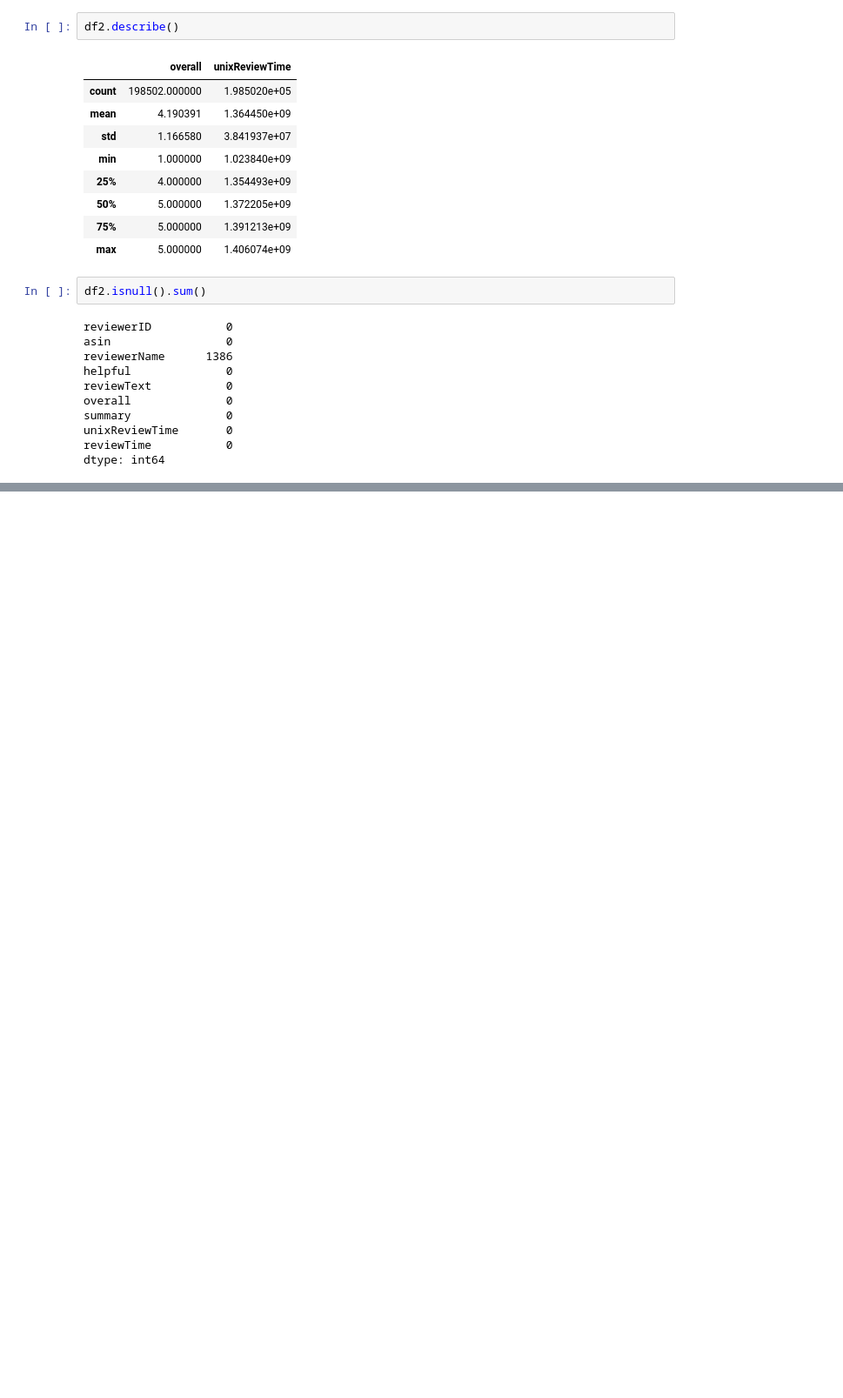
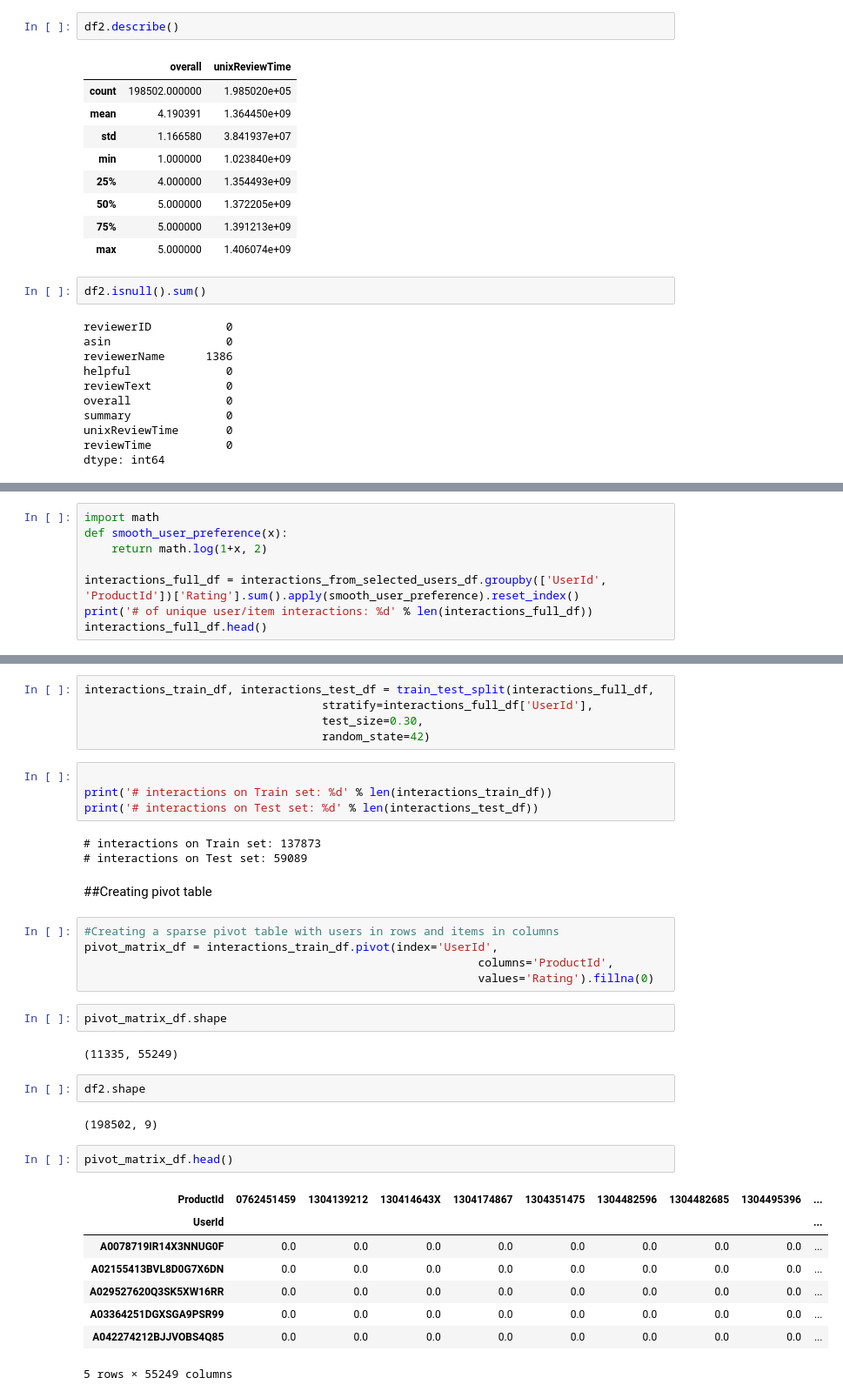
Before and after one commit to Ishakasar/Recommender-engine, a Jupyter notebook: Isha_Kasar_Team_2_Capstone_Project_4.ipynb, the cells around one changed output, grey strips where cells are left out. Shown at 87% size. Saved outputs shown, nothing was run; the diff lists cells and outputs as text; blank space fills up the shorter version.

```diff
--- a/Isha_Kasar_Team_2_Capstone_Project_4.ipynb
+++ b/Isha_Kasar_Team_2_Capstone_Project_4.ipynb
@@ -153,0 +236,8 @@ df2.head()
+# %%
+import math
+def smooth_user_preference(x):
+    return math.log(1+x, 2)
+
+interactions_full_df = interactions_from_selected_users_df.groupby(['UserId', 'ProductId'])['Rating'].sum().apply(smooth_user_preference).reset_index()
+print('# of unique user/item interactions: %d' % len(interactions_full_df))
+interactions_full_df.head()
@@ -153,0 +252,38 @@ df2.head()
+# %%
+interactions_train_df, interactions_test_df = train_test_split(interactions_full_df,
+                                   stratify=interactions_full_df['UserId'],
+                                   test_size=0.30,
+                                   random_state=42)
+# %%
+
+print('# interactions on Train set: %d' % len(interactions_train_df))
+print('# interactions on Test set: %d' % len(interactions_test_df))
+# %% [output]
+# interactions on Train set: 137873
+# interactions on Test set: 59089
+# %% [markdown]
+##Creating pivot table
+# %%
+#Creating a sparse pivot table with users in rows and items in columns
+pivot_matrix_df = interactions_train_df.pivot(index='UserId',
+                                                          columns='ProductId',
+                                                          values='Rating').fillna(0)
+# %%
+pivot_matrix_df.shape
+# %% [output]
+(11335, 55249)
+# %%
+df2.shape
+# %% [output]
+(198502, 9)
+# %%
+pivot_matrix_df.head()
+# %% [output]
+| ProductId | 0762451459 | 1304139212 | 130414643X | 1304174867 | 1304351475 | 1304482596 | 1304482685 | 1304495396 | ... |
+| UserId |  |  |  |  |  |  |  |  | ... |
+| A0078719IR14X3NNUG0F | 0.0 | 0.0 | 0.0 | 0.0 | 0.0 | 0.0 | 0.0 | 0.0 | ... |
+| A02155413BVL8D0G7X6DN | 0.0 | 0.0 | 0.0 | 0.0 | 0.0 | 0.0 | 0.0 | 0.0 | ... |
+| A029527620Q3SK5XW16RR | 0.0 | 0.0 | 0.0 | 0.0 | 0.0 | 0.0 | 0.0 | 0.0 | ... |
+| A03364251DGXSGA9PSR99 | 0.0 | 0.0 | 0.0 | 0.0 | 0.0 | 0.0 | 0.0 | 0.0 | ... |
+| A042274212BJJVOBS4Q85 | 0.0 | 0.0 | 0.0 | 0.0 | 0.0 | 0.0 | 0.0 | 0.0 | ... |
+5 rows × 55249 columns
```
Also changed, not shown: parts of 28 cells of this notebook.
